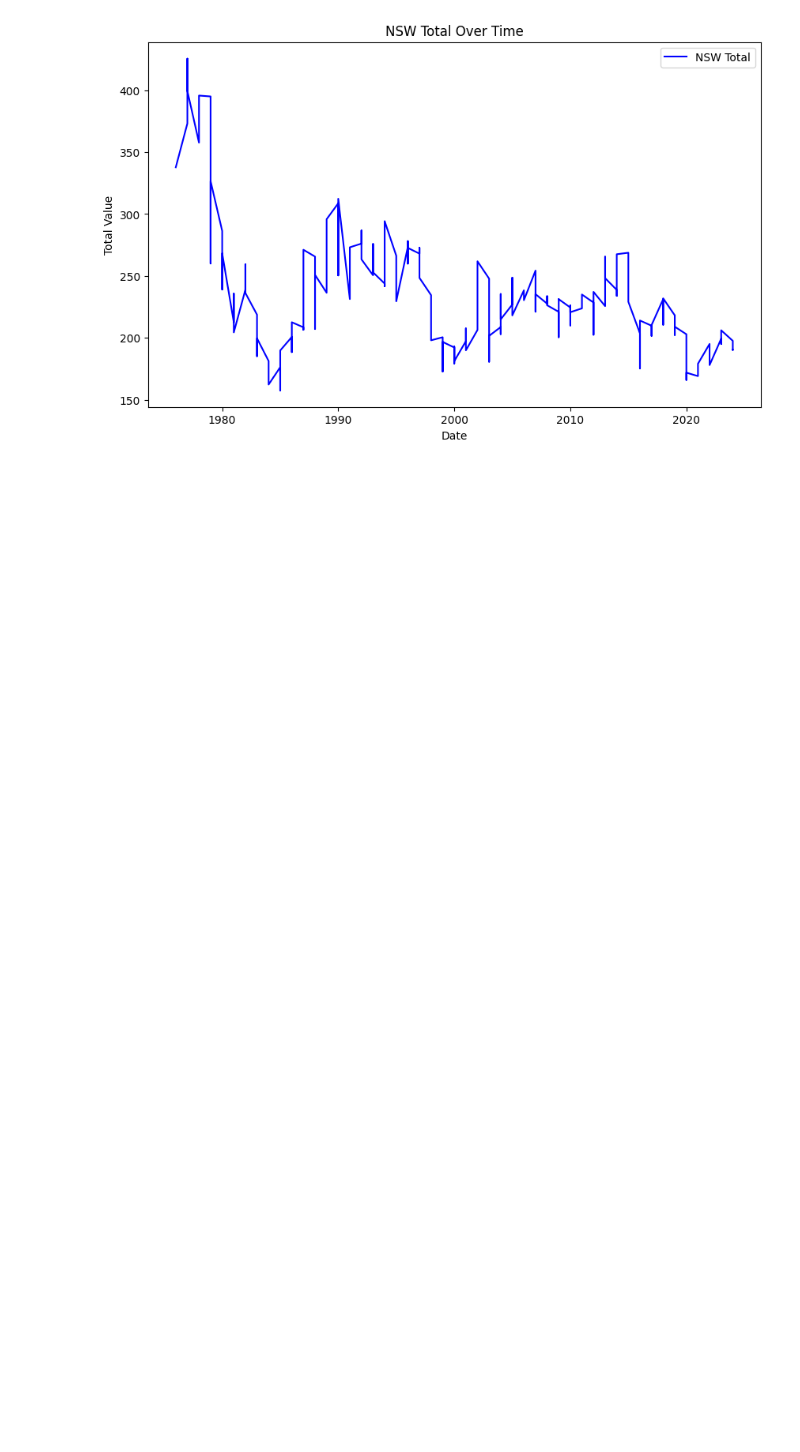
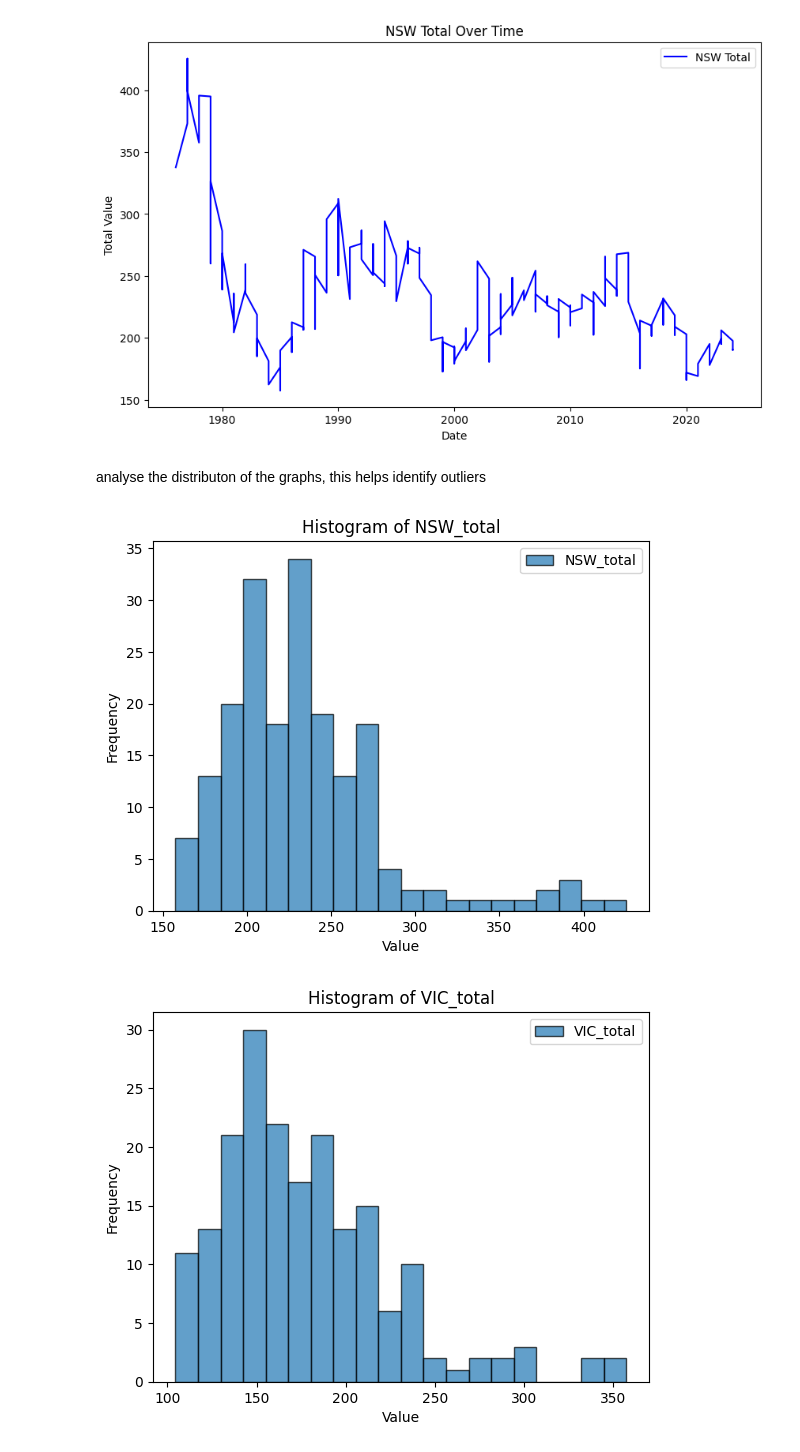
Before and after one commit to TempeHS/2025-SE-Dash-J-Task2, a Jupyter notebook: data_analysis/DATA_ANALYSIS.ipynb, the cells around one changed output. Cells and saved outputs as stored; diff of their text form; code cells hidden in the pictures; blank space fills up the shorter version.

```diff
--- a/data_analysis/DATA_ANALYSIS.ipynb
+++ b/data_analysis/DATA_ANALYSIS.ipynb
@@ -14,6 +25,6 @@ from sklearn.metrics import mean_squared_error, r2_score
 # %%
 
-test_data = pd.read_csv('model_wrangling/wrangled_data.csv')
+test_data = pd.read_csv('wrangled_data.csv')
 
 x_name = 'NSW_total'
 y_name = 'YEAR'
@@ -29,3 +40,18 @@ plt.legend()
 plt.show()
 # %% [output]
 [figure]
+# %% [markdown]
+analyse the distributon of the graphs, this helps identify outliers
+# %%
+columns_to_plot = ['NSW_total','VIC_total','QLD_total','SA_total','WA_total','TAS_total','ACT_total']
+
+for column in columns_to_plot:
+    plt.hist(test_data[column], bins=20, alpha=0.7, label=column, edgecolor='black')
+    plt.xlabel('Value')
+    plt.ylabel('Frequency')
+    plt.title(f'Histogram of {column}')
+    plt.legend()
+    plt.show()
+# %% [output]
+[figure, added]
+[figure, added]
```
Also changed, not shown: parts of 7 cells of this notebook, 32 other files.
